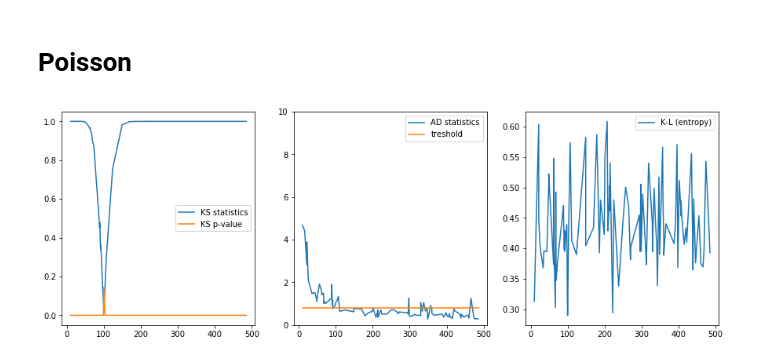
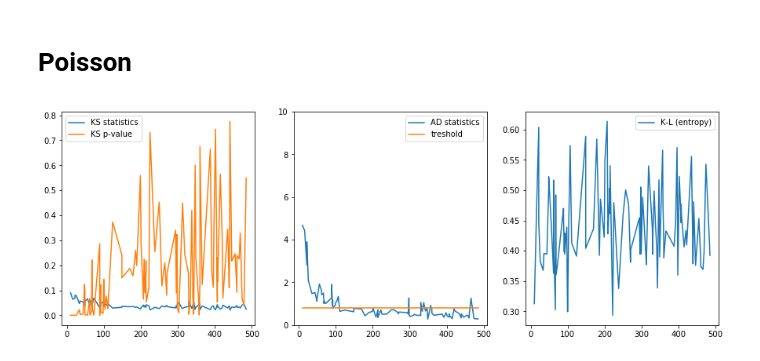
Before and after one commit to ep2247/PUI2017_ep2247, a Jupyter notebook: HW5_ep2247/HW5_2_ep3347.ipynb, the cells around one changed output. Saved outputs shown, nothing was run; the diff lists cells and outputs as text; code cells hidden in the pictures.

```diff
--- a/HW5_ep2247/HW5_2_ep3347.ipynb
+++ b/HW5_ep2247/HW5_2_ep3347.ipynb
@@ -245,26 +245,25 @@ np.random.seed(999)
 
 
 #loop over the different values of n (or n and p)
-ks_s_b = np.zeros(100)
-ks_p_b = np.zeros(100)
-ad_b = np.zeros(100)
-kl_b = np.zeros(100)
+ks_s_p = np.zeros(100)
+ks_p_p = np.zeros(100)
+ad_p = np.zeros(100)
+kl_p = np.zeros(100)
 
 for i,L in enumerate(narray):
-    p = 0.5 #parameter for the binomial, my arbitrary choice
     #generate the distribution
-    dist = (np.random.poisson(L, 1000) -100) *0.1
+    dist_p = (np.random.poisson(L, 1000) - L ) / np.sqrt(L)
     #run the tests.
-    ks_s_b[i] = scipy.stats.kstest(dist,'norm')[0]
-    ks_p_b[i] = scipy.stats.kstest(dist,'norm')[1]
+    ks_s_p[i] = scipy.stats.kstest(dist_p,'norm')[0]
+    ks_p_p[i] = scipy.stats.kstest(dist_p,'norm')[1]
     #print (scipy.stats.kstest(dist,'norm'))
     #print (scipy.stats.anderson(dist, dist='norm'))
-    ad_b[i] = scipy.stats.anderson(dist, dist='norm')[0]
+    ad_p[i] = scipy.stats.anderson(dist_p, dist='norm')[0]
     #ad_b[i] = ad_b[i] / ad_b[0]
     #print ad_b[i]
 
     # for KL and Pearson's chisq I have to simulate the normal distribution as well
-    mybins = np.linspace(min(dist), max(dist), 10)
+    mybins = np.linspace(min(dist_p), max(dist_p), 10)
     bincenters = mybins[:-1] + 0.5 * (mybins[1] - mybins[0])
 
     #when i was coding this up something was wrong. i put some plots in to figure out what...
@@ -272,25 +271,25 @@ for i,L in enumerate(narray):
     #if i%10 == 0:
     #    pl.hist(dist, bins=mybins)a
     #    pl.plot(bincenters, scipy.stats.norm.pdf(bincenters)*1000)
-    kl_b [i] =  scipy.stats.entropy(np.histogram(dist, bins=mybins)[0],
+    kl_p [i] =  scipy.stats.entropy(np.histogram(dist_p, bins=mybins)[0],
                                     scipy.stats.norm.pdf(bincenters) + n)
 # %%
 
 fig = pl.figure(figsize = (15,5))
 fig.add_subplot(131)
-pl.plot(narray, ks_s_b, label='KS statistics')
-pl.plot(narray, ks_p_b, label='KS p-value')
+pl.plot(narray, ks_s_p, label='KS statistics')
+pl.plot(narray, ks_p_p, label='KS p-value')
 pl.legend()
 
 fig.add_subplot(132)
-pl.plot(narray, ad_b,  label='AD statistics')
+pl.plot(narray, ad_p,  label='AD statistics')
 pl.plot([narray[0], narray[-1]],[threshold, threshold], label="treshold")
 pl.ylim(0,10) #limit the y range or you cannot see the relevant part
 pl.legend()
 
 fig.add_subplot(133)
-pl.plot(narray, kl_b, label='K-L (entropy)')
+pl.plot(narray, kl_p, label='K-L (entropy)')
 
 pl.legend();
 # %% [output]
-[figure, old version]
+[figure, new version]
```
Also changed, not shown: parts of 2 cells of this notebook.
